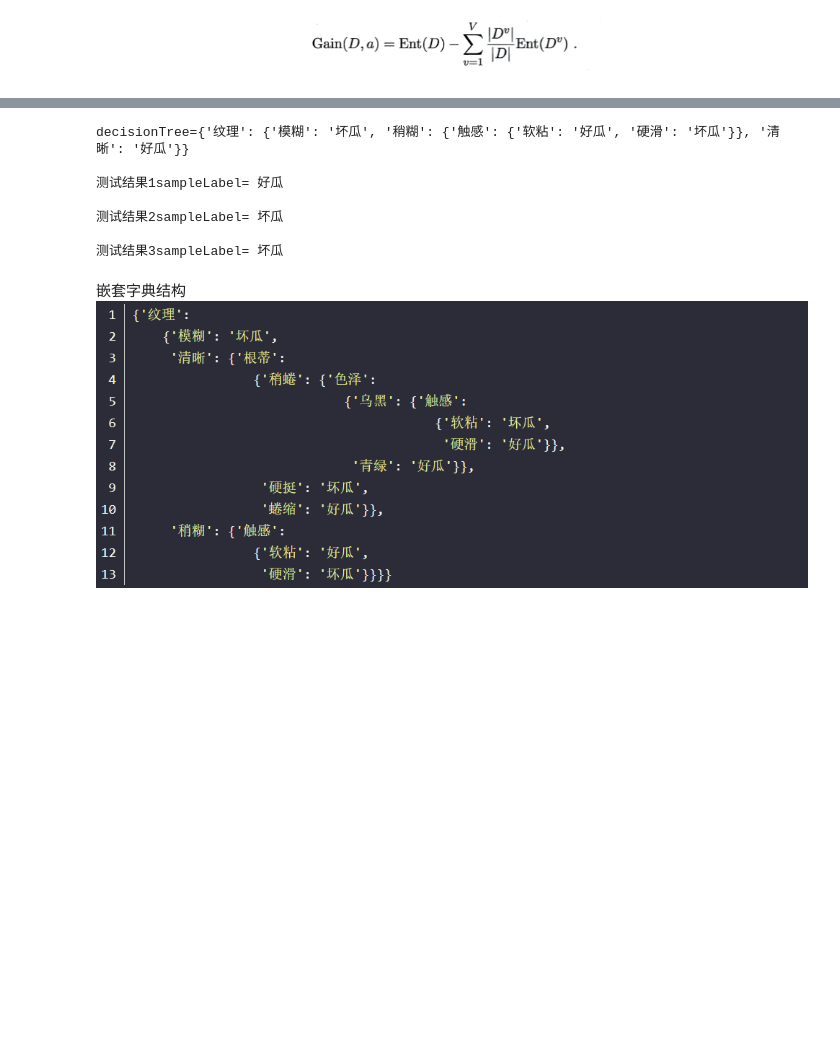
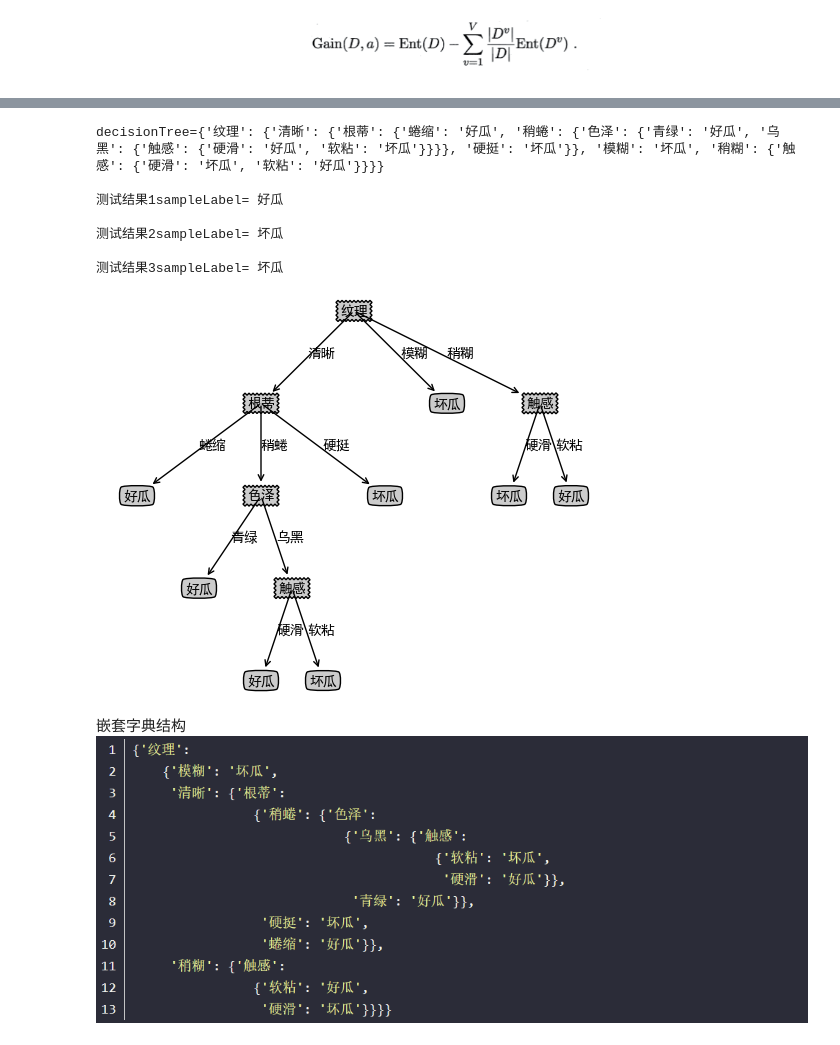
Before and after one commit to Gievance/Python-MachineLearning, a Jupyter notebook: Machine Learning note/ID3决策树.ipynb, the cells around one changed output, grey strips where cells are left out. Saved outputs shown, nothing was run; the diff lists cells and outputs as text; code cells hidden in the pictures; blank space fills up the shorter version.

```diff
--- a/Machine Learning note/ID3决策树.ipynb
+++ b/Machine Learning note/ID3决策树.ipynb
@@ -3,22 +4,24 @@
 # %%
+import visual_decision_tree
 def createDataset():
-    dataset=[#训练集/{5,12,17}
-        ['青绿','蜷缩','浊响','清晰','凹陷','硬滑','好瓜'],
-        ['乌黑','蜷缩','沉闷','清晰','凹陷','硬滑','好瓜'],
-        ['乌黑','蜷缩','浊响','清晰','凹陷','硬滑','好瓜'],
-        ['青绿','蜷缩','沉闷','清晰','凹陷','硬滑','好瓜'],
-        ['乌黑','稍蜷','浊响','稍糊','稍凹','软粘','好瓜'],
-        ['乌黑','稍蜷','浊响','清晰','稍凹','硬滑','好瓜'],
-        ['浅白','蜷缩','浊响','清晰','凹陷','硬滑','好瓜'],
+    dataset=[
+             ['青绿','蜷缩','浊响','清晰','凹陷','硬滑','好瓜'],
+             ['乌黑','蜷缩','沉闷','清晰','凹陷','硬滑','好瓜'],
+             ['乌黑','蜷缩','浊响','清晰','凹陷','硬滑','好瓜'],
+             ['青绿','蜷缩','沉闷','清晰','凹陷','硬滑','好瓜'],
+             ['青绿','稍蜷','浊响','清晰','稍凹','软粘','好瓜'],
+             ['乌黑','稍蜷','浊响','稍糊','稍凹','软粘','好瓜'],
+             ['乌黑','稍蜷','浊响','清晰','稍凹','硬滑','好瓜'],
 
-        ['浅白','蜷缩','浊响','模糊','平坦','硬滑','坏瓜'],
-        ['乌黑','稍蜷','沉闷','稍糊','稍凹','硬滑','坏瓜'],
-        ['浅白','蜷缩','浊响','模糊','平坦','软粘','坏瓜'],
-        ['青绿','稍蜷','浊响','稍糊','凹陷','硬滑','坏瓜'],
-        ['浅白','稍蜷','沉闷','稍糊','凹陷','硬滑','坏瓜'],
-        ['浅白','硬挺','清脆','模糊','平坦','硬滑','坏瓜'],
-        ['青绿','蜷缩','沉闷','稍糊','稍凹','硬滑','坏瓜']
-    ]
+             ['乌黑','稍蜷','沉闷','稍糊','稍凹','硬滑','坏瓜'],
+             ['青绿','硬挺','清脆','清晰','平坦','软粘','坏瓜'],
+             ['浅白','蜷缩','浊响','模糊','平坦','软粘','坏瓜'],
+             ['青绿','稍蜷','浊响','稍糊','凹陷','硬滑','坏瓜'],
+             ['浅白','稍蜷','沉闷','稍糊','凹陷','硬滑','坏瓜'],
+             ['乌黑','稍蜷','浊响','清晰','稍凹','软粘','坏瓜'],
+             ['青绿','蜷缩','沉闷','稍糊','稍凹','硬滑','坏瓜']
+        ]
+
     labels=['色泽','根蒂','敲声','纹理','脐部','触感']#所有特征
     return dataset,labels
 # dataset,labels=createDataset()
@@ -75,7 +78,7 @@ def chooseBestFeaturetosplit(dataset):#通过计算信息增益来确定
         newEnt=0.0 # 初始化信息熵
         for value in uniquevals:
             subdataset=splitDataset(dataset,i,value) # 根据特定的特征值value划分出的样本子集
-            pv=float(len(subdataset)/len(dataset))   # 划分出的样本子集占总样本数的比例
+            pv=len(subdataset)/float(len(dataset))   # 划分出的样本子集占总样本数的比例
             newEnt+=pv*cal_Ent(subdataset)           # 划分出的样本子集占总样本数的比例
         newGain=baseEnt-newEnt # 计算信息增益Gain(D,a)
         if newGain>bestGain:   # 计算信息增益Gain(D,a)
@@ -137,28 +140,30 @@ def classify(decisionTree,features,testSample):
 # %%
 if __name__=='__main__':    # 如果在当前模块/文件下执行，将会指定下述代码
     dataSet, labels=createDataset()
     decisionTree=createTree(dataSet, labels)
     print(f"\ndecisionTree={decisionTree}\n")     # 输出决策树模型结果
     # 验证集
     features=  ['色泽','根蒂','敲声','纹理','脐部','触感']  # 特征列表
     testSample=['浅白','蜷缩','浊响','清晰','凹陷','硬滑']  # 待测样本
     print(f"测试结果1sampleLabel= {classify(decisionTree,features,testSample)}\n")   # 输出测试结果
 
     features=  ['色泽','根蒂','敲声','纹理','脐部','触感']  # 特征列表
     testSample=['浅白','硬挺','清脆','模糊','平坦','硬滑']  # 待测样本
     print(f"测试结果2sampleLabel= {classify(decisionTree,features,testSample)}\n")   # 输出测试结果
 
     features=  ['色泽','根蒂','敲声','纹理','脐部','触感']  # 特征列表
     testSample=['浅白','蜷缩','浊响','模糊','平坦','硬滑']  # 待测样本
     print(f"测试结果3sampleLabel= {classify(decisionTree,features,testSample)}\n")   # 输出测试结果
+    visual_decision_tree.createPlot(decisionTree)
 # %% [output]
-decisionTree={'纹理': {'模糊': '坏瓜', '稍糊': {'触感': {'软粘': '好瓜', '硬滑': '坏瓜'}}, '清晰': '好瓜'}}
+decisionTree={'纹理': {'清晰': {'根蒂': {'蜷缩': '好瓜', '稍蜷': {'色泽': {'青绿': '好瓜', '乌黑': {'触感': {'硬滑': '好瓜', '软粘': '坏瓜'}}}}, '硬挺': '坏瓜'}}, '模糊': '坏瓜', '稍糊': {'触感': {'硬滑': '坏瓜', '软粘': '好瓜'}}}}
 
 测试结果1sampleLabel= 好瓜
 
 测试结果2sampleLabel= 坏瓜
 
 测试结果3sampleLabel= 坏瓜
+[figure, added]
 # %% [markdown]
 嵌套字典结构
 ![%E5%9B%BE%E7%89%87.png](attachment:%E5%9B%BE%E7%89%87.png)
```
Also changed, not shown: parts of 4 cells of this notebook.
